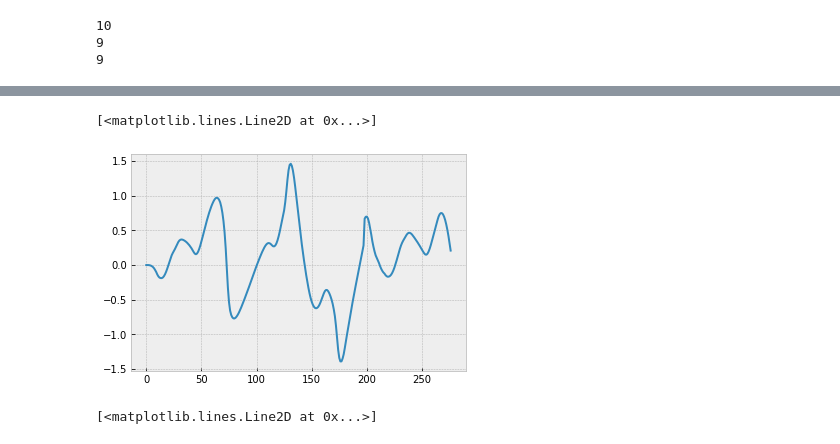
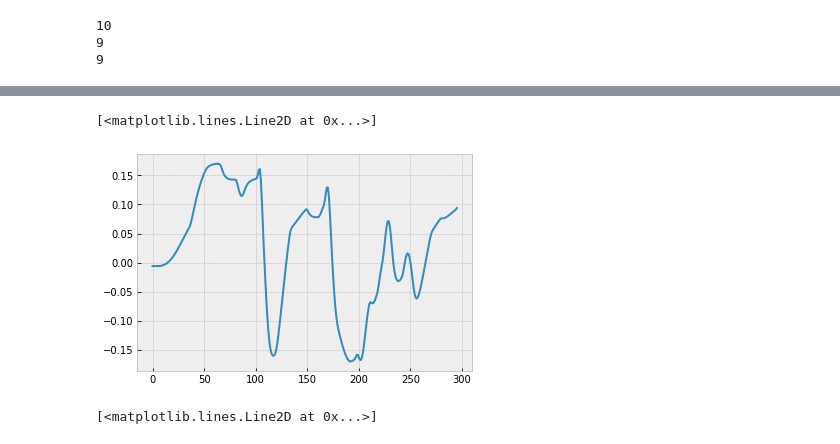
Before and after one commit to AlanLahoud/ZipMPC, a Jupyter notebook: results.ipynb, the cells around one changed output, grey strips where cells are left out. Drawn from its saved outputs; the diff is of its cells as text; code cells hidden in the pictures.

```diff
--- a/results.ipynb
+++ b/results.ipynb
@@ -163,7 +164,7 @@ control_H = utils_new.CasadiControl(track_coord, params_H)
 9
 9
 # %%
-model = utils_new.TCN(mpc_H, n_Q, 5, max_p)
-model.load_state_dict(torch.load(f'./models/model_im_paj_{str_model}.pkl'))
+model = utils_new.TCN2(mpc_H, n_Q, 8, max_p)
+model.load_state_dict(torch.load(f'./models/model_im_{str_model}.pkl'))
 model.eval()
 # %% [output]
@@ -196,10 +206,10 @@ idx_to_casadi = [7,1,2,3,4,5,10,11]
 # %%
 x0_lap = utils_new.sample_init_test(BS_test, true_dx, sn=0).numpy().squeeze()
-#x0_lap_pred = x0_lap[:6]
-#x0_lap_manual = x0_lap[:6]
+x0_lap_pred = x0_lap[:6]
+x0_lap_manual = x0_lap[:6]
 
-x0_lap_pred = x0_lap[:8]
-x0_lap_manual = x0_lap[:8]
+#x0_lap_pred = x0_lap[:8]
+#x0_lap_manual = x0_lap[:8]
 # %%
 def eval_lap(x0, Q_manual, p_manual, control, model=None, eps=0.):
 
@@ -221,7 +231,7 @@ def eval_lap(x0, Q_manual, p_manual, control, model=None, eps=0.):
         else:
             x0_lap_pred_torch = torch.tensor(x0, dtype=torch.float32).unsqueeze(0)
             curv_lap = utils_new.get_curve_hor_from_x(x0_lap_pred_torch, track_coord, mpc_H)
-            inp_lap = torch.hstack((x0_lap_pred_torch[:,1:4], curv_lap))
+            inp_lap = torch.hstack((x0_lap_pred_torch[:,idx_nn], curv_lap))
 
             inp_lap_norm = inp_lap/torch.hstack((torch.tensor([0.05,0.05,1.8]), torch.tensor(mpc_H*[3.333])))
             q_p_pred_lap = model(inp_lap_norm)
@@ -229,19 +239,19 @@ def eval_lap(x0, Q_manual, p_manual, control, model=None, eps=0.):
             q_p_full.append(q_p_pred_lap.squeeze().detach().numpy())
             curv_full.append(curv_lap.squeeze().detach().numpy())
 
-            #q_lap, p_lap = utils_new.q_and_p(mpc_T, q_p_pred_lap, Q_manual, p_manual)
-            q_lap, p_lap = utils_new.q_and_p_dyn(mpc_T, q_p_pred_lap, Q_manual, p_manual)
+            q_lap, p_lap = utils_new.q_and_p(mpc_T, q_p_pred_lap, Q_manual, p_manual)
+            #q_lap, p_lap = utils_new.q_and_p_dyn(mpc_T, q_p_pred_lap, Q_manual, p_manual)
 
             q_lap_np_casadi = torch.permute(q_lap[:,:,idx_to_casadi], (2, 1, 0)).detach().numpy()
             p_lap_np_casadi = torch.permute(p_lap[:,:,idx_to_casadi], (2, 1, 0)).detach().numpy()
 
-        #x_b_pred, u_b_pred = utils_new.solve_casadi(
+        x_b_pred, u_b_pred = utils_new.solve_casadi(
+            q_lap_np_casadi[:,0,:], p_lap_np_casadi[:,0,:],
+            x0, dx, du, control)
+
+        #x_b_pred, u_b_pred = utils_new.solve_casadi_dyn(
         #    q_lap_np_casadi[:,0,:], p_lap_np_casadi[:,0,:],
         #    x0, dx, du, control)
-
-        x_b_pred, u_b_pred = utils_new.solve_casadi_dyn(
-            q_lap_np_casadi[:,0,:], p_lap_np_casadi[:,0,:],
-            x0, dx, du, control)
 
         x0 = x_b_pred[1]
 
@@ -285,8 +286,8 @@ plt.plot(u_full[1])
 # %%
-plt.plot(x_full[2])
+plt.plot(x_full[1])
 # %% [output]
 [<matplotlib.lines.Line2D at 0x...>]
-[figure, old version]
+[figure, new version]
 # %%
 plt.plot(x_full_T[2])
 # %% [output]
```
Also changed, not shown: parts of 11 cells of this notebook, 1 other file.
